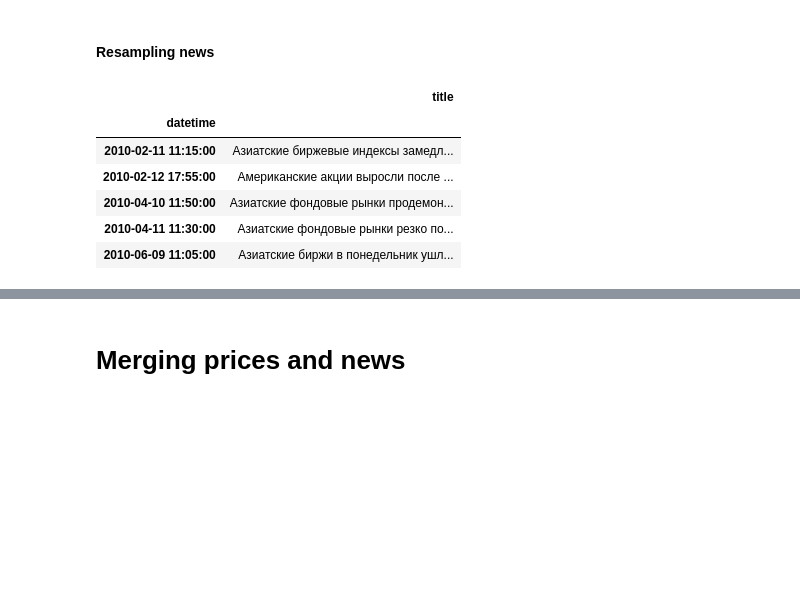
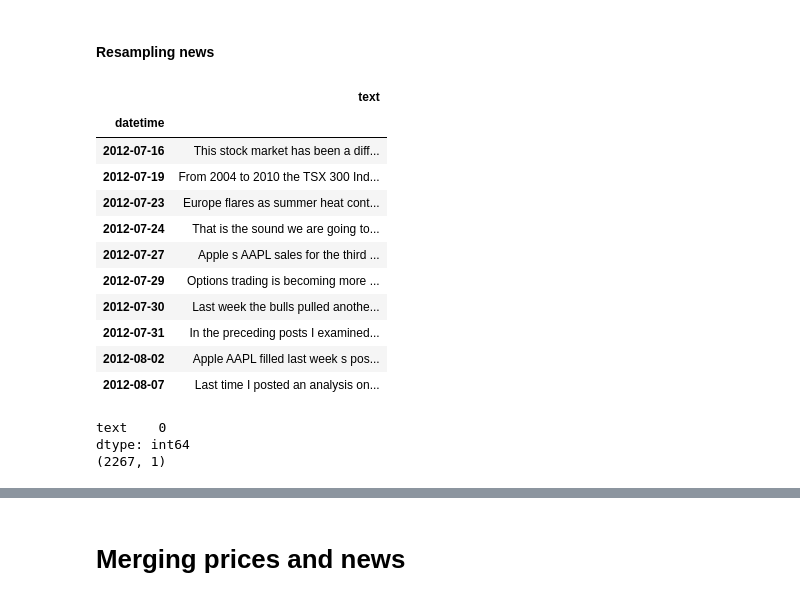
Before and after one commit to Quotermain/sber_stock_analysis, a Jupyter notebook: analysis.ipynb, the cells around one changed output, grey strips where cells are left out. Cells and saved outputs as stored; diff of their text form; code cells hidden in the pictures; blank space fills up the shorter version.

Commit message:
US market stocks

```diff
--- a/analysis.ipynb
+++ b/analysis.ipynb
@@ -131,4 +204,8 @@ print(merged.head(1))
 # %%
+RESAMPLE_PERIOD = '1D'
+
 """Encodes labels to nums to put those in a model"""
-label_dict = {'up': 0, 'down': 1, 'nothing': 2}
-label_dict
+label_dict = {'up': 0, 'down': 1}
+
+list_of_files = listdir('drive/MyDrive/data/prices/')
+list_of_files.remove('SBER.txt')
@@ -156,17 +238,15 @@ data.head()
 # %%
-RESAMPLE_PERIOD = '5min'
-
 close = data.groupby(
     pd.Grouper(key='datetime', freq=RESAMPLE_PERIOD)
-).mean().close
+).mean().close.dropna()
 
 high = data.groupby(
     pd.Grouper(key='datetime', freq=RESAMPLE_PERIOD)
-).max().high
+).max().high.dropna()
 
 low = data.groupby(
     pd.Grouper(key='datetime', freq=RESAMPLE_PERIOD)
-).min().low
+).min().low.dropna()
 # %%
 '''
 Создаём отдельный датафрейм с ретёрнами до максимума и до минимума следующей
@@ -298,0 +382,7 @@ news.tail()
+# %%
+news = pd.read_csv(
+    'drive/MyDrive/data/news/us_equities_news_dataset.csv',
+    usecols=['ticker', 'content', 'release_date'],
+    parse_dates=True
+    #index_col='release_date'
+)
@@ -298,0 +397,8 @@ news.tail()
+# %%
+news = news.query("ticker == 'AAPL'").reset_index()[['content', 'release_date']]
+
+news.columns = ['text', 'datetime']
+
+news.datetime = pd.to_datetime(news.datetime)
+
+news.head()
@@ -299,23 +412,32 @@ news.tail()
 # %% [markdown]
 #### Resampling news
 # %%
-def join(x):
-  return ' '.join(x.values)
-
 news = news.groupby(
     pd.Grouper(key='datetime', freq=RESAMPLE_PERIOD)
-).agg({'title': join}).dropna()
+).agg({'text': join}).dropna()
 
-news.title.replace('', np.nan, inplace=True)
+news.text.replace('', np.nan, inplace=True)
 
 news.dropna(inplace=True)
 
-news.head()
+news.head(10)
 # %% [output]
-|  | title |
+|  | text |
 | datetime |  |
-| 2010-02-11 11:15:00 | Азиатские биржевые индексы замедл... |
-| 2010-02-12 17:55:00 | Американские акции выросли после ... |
-| 2010-04-10 11:50:00 | Азиатские фондовые рынки продемон... |
-| 2010-04-11 11:30:00 | Азиатские фондовые рынки резко по... |
-| 2010-06-09 11:05:00 | Азиатские биржи в понедельник ушл... |
+| 2012-07-16 | This stock market has been a diff... |
+| 2012-07-19 | From 2004 to 2010 the TSX 300 Ind... |
+| 2012-07-23 | Europe flares as summer heat cont... |
+| 2012-07-24 | That is the sound we are going to... |
+| 2012-07-27 | Apple s AAPL sales for the third ... |
+| 2012-07-29 | Options trading is becoming more ... |
+| 2012-07-30 | Last week the bulls pulled anothe... |
+| 2012-07-31 | In the preceding posts I examined... |
+| 2012-08-02 | Apple AAPL filled last week s pos... |
+| 2012-08-07 | Last time I posted an analysis on... |
+# %%
+print(news.isna().sum())
+print(news.shape)
+# %% [output]
+text    0
+dtype: int64
+(2267, 1)
```
Also changed, not shown: parts of 90 cells of this notebook.
